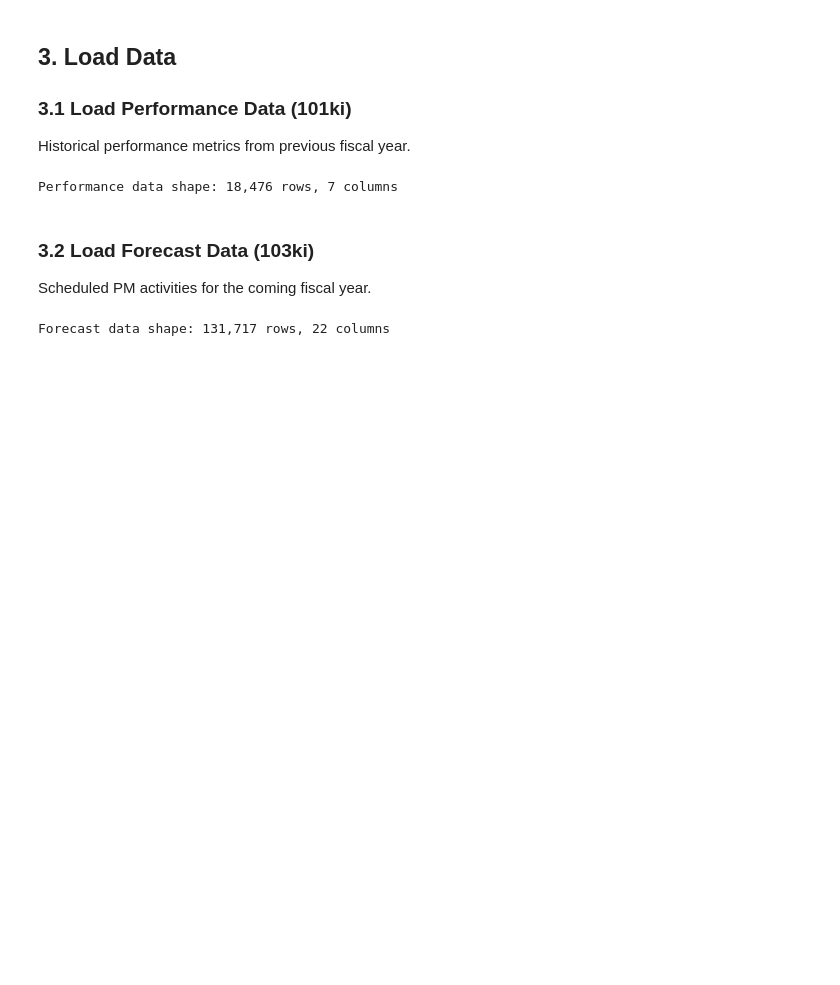
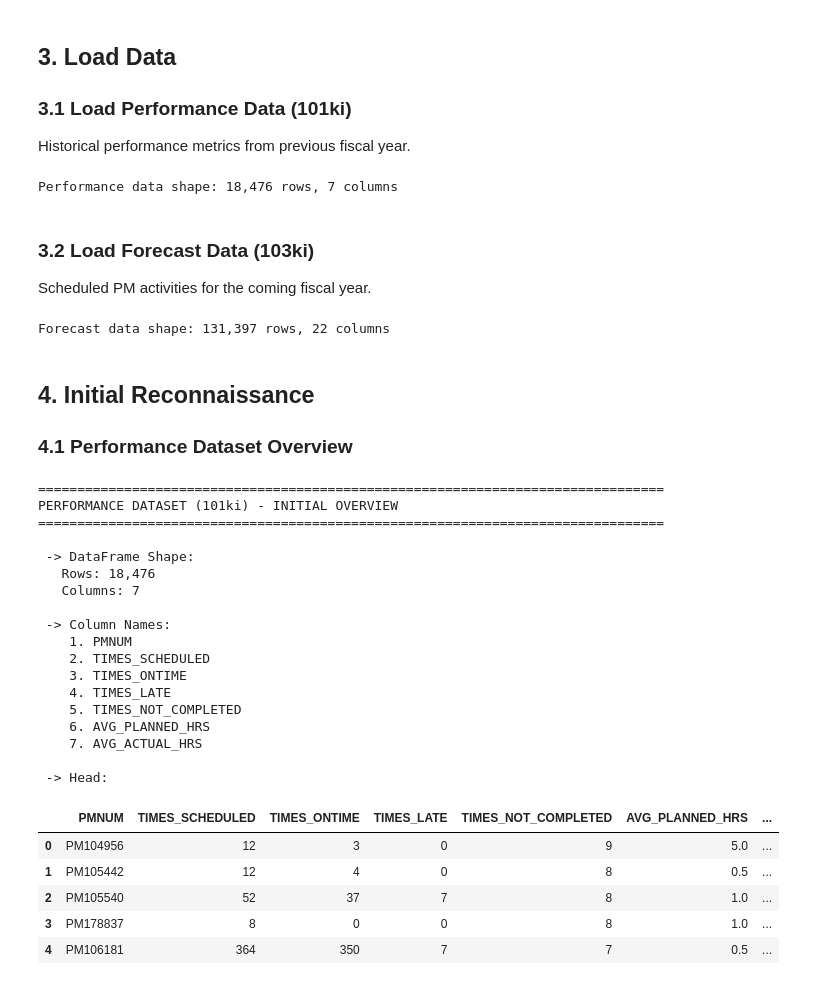
Before and after one commit to dev-festival/py4eda-project, a Jupyter notebook: notebooks/00_data-info_and_loader-template.ipynb, the cells around one changed output. Saved outputs shown, nothing was run; the diff lists cells and outputs as text; code cells hidden in the pictures; blank space fills up the shorter version.

```diff
--- a/notebooks/00_data-info_and_loader-template.ipynb
+++ b/notebooks/00_data-info_and_loader-template.ipynb
@@ -47,7 +47,66 @@ Performance data shape: 18,476 rows, 7 columns
 Scheduled PM activities for the coming fiscal year.
 # %%
 # Load future workload forecast data
-df_forecast = pd.read_csv(FORECAST_FILE, encoding='cp1252')
+df_forecast = pd.read_csv(FORECAST_FILE,
+                        encoding='cp1252',
+                        parse_dates = ['DUE_DATE'],
+                        dtype={
+                            'INTERVAL': 'category',
+                            'JOB_TYPE': 'category',
+                            'LABOR_CRAFT': 'category',
+                            'PMSCOPETYPE': 'category',
+                            'DEPT': 'category',
+                            'DEPT_NAME': 'category',
+                            'DEPT_TYPE' : 'category',
+                            'PLANT' : 'category',
+                            'LINE' : 'category',
+                            'ZONENAME' : 'category',
+                            'PROCESSNAME' : 'category'
+                        })
 print(f"Forecast data shape: {df_forecast.shape[0]:,} rows, {df_forecast.shape[1]} columns")
 # %% [output]
-Forecast data shape: 131,717 rows, 22 columns
+Forecast data shape: 131,397 rows, 22 columns
+# %% [markdown]
+## 4. Initial Reconnaissance
+
+### 4.1 Performance Dataset Overview
+# %%
+print("=" * 80)
+print("PERFORMANCE DATASET (101ki) - INITIAL OVERVIEW")
+print("=" * 80)
+
+print("\n -> DataFrame Shape:")
+print(f"   Rows: {df_performance.shape[0]:,}")
+print(f"   Columns: {df_performance.shape[1]}")
+
+print("\n -> Column Names:")
+for i, col in enumerate(df_performance.columns, 1):
+    print(f"   {i:2d}. {col}")
+
+print("\n -> Head:")
+display(df_performance.head())
+# %% [output]
+================================================================================
+PERFORMANCE DATASET (101ki) - INITIAL OVERVIEW
+================================================================================
+
+ -> DataFrame Shape:
+   Rows: 18,476
+   Columns: 7
+
+ -> Column Names:
+    1. PMNUM
+    2. TIMES_SCHEDULED
+    3. TIMES_ONTIME
+    4. TIMES_LATE
+    5. TIMES_NOT_COMPLETED
+    6. AVG_PLANNED_HRS
+    7. AVG_ACTUAL_HRS
+
+ -> Head:
+|  | PMNUM | TIMES_SCHEDULED | TIMES_ONTIME | TIMES_LATE | TIMES_NOT_COMPLETED | AVG_PLANNED_HRS | ... |
+| 0 | PM104956 | 12 | 3 | 0 | 9 | 5.0 | ... |
+| 1 | PM105442 | 12 | 4 | 0 | 8 | 0.5 | ... |
+| 2 | PM105540 | 52 | 37 | 7 | 8 | 1.0 | ... |
+| 3 | PM178837 | 8 | 0 | 0 | 8 | 1.0 | ... |
+| 4 | PM106181 | 364 | 350 | 7 | 7 | 0.5 | ... |
```
Also changed, not shown: parts of 18 cells of this notebook.
